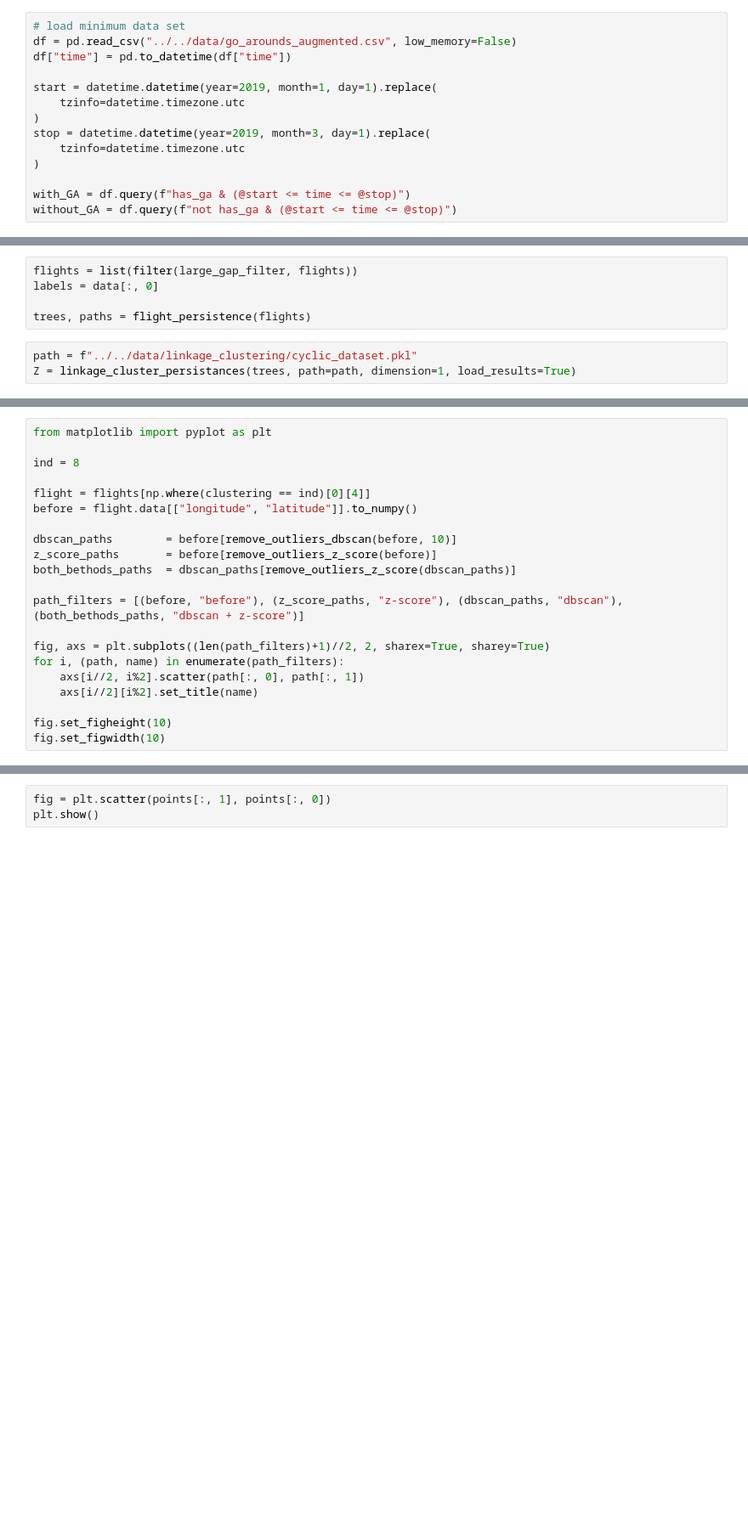
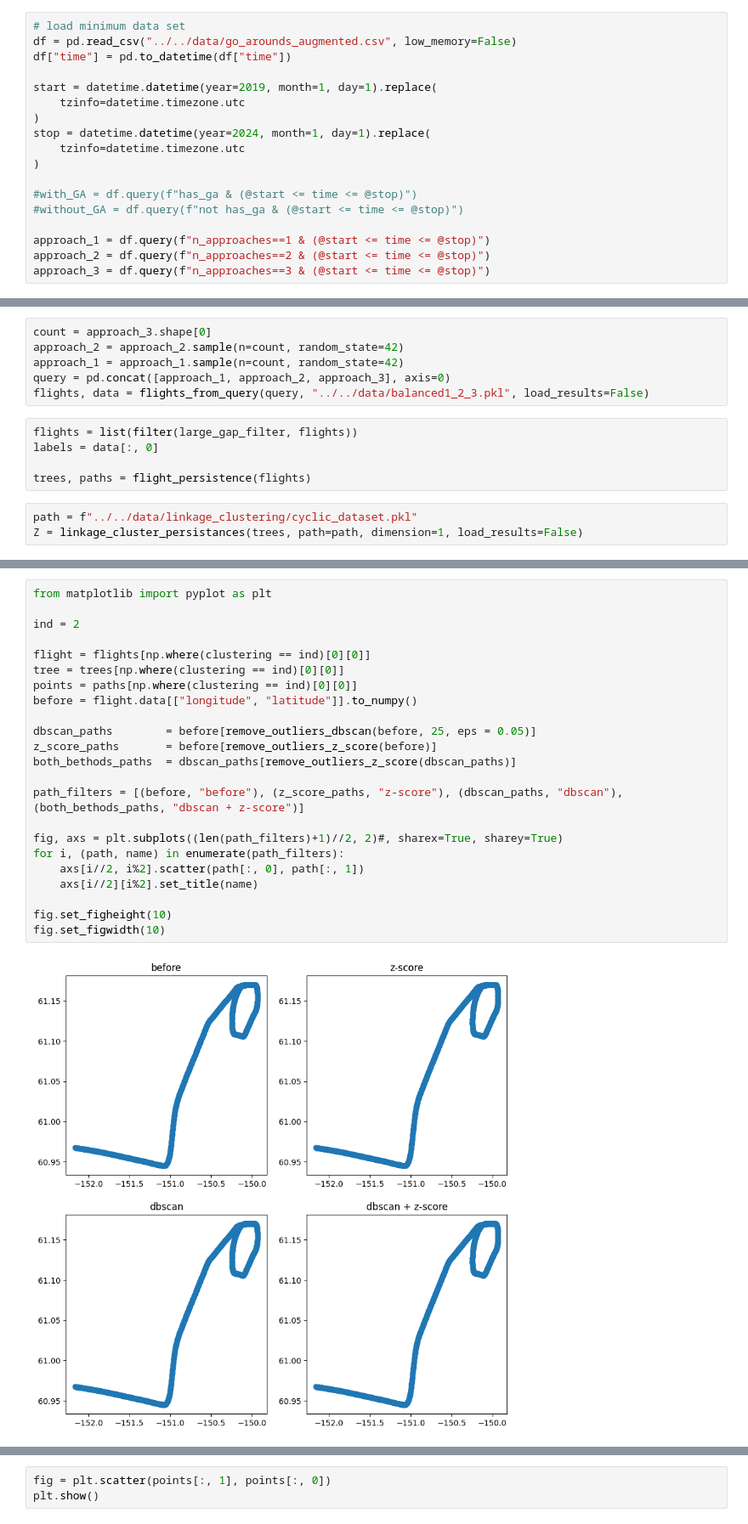
Before and after one commit to tobbensol/masters-thesis, a Jupyter notebook: old_notebooks/cyclic dataset/cyclic_dataset_exploration.ipynb, the cells around one changed output, grey strips where cells are left out. Shown at 85% size. Cells and saved outputs as stored; diff of their text form; blank space fills up the shorter version.

```diff
--- a/old_notebooks/cyclic dataset/cyclic_dataset_exploration.ipynb
+++ b/old_notebooks/cyclic dataset/cyclic_dataset_exploration.ipynb
@@ -22,9 +22,13 @@ df["time"] = pd.to_datetime(df["time"])
 start = datetime.datetime(year=2019, month=1, day=1).replace(
     tzinfo=datetime.timezone.utc
 )
-stop = datetime.datetime(year=2019, month=3, day=1).replace(
+stop = datetime.datetime(year=2024, month=1, day=1).replace(
     tzinfo=datetime.timezone.utc
 )
 
-with_GA = df.query(f"has_ga & (@start <= time <= @stop)")
-without_GA = df.query(f"not has_ga & (@start <= time <= @stop)")
+#with_GA = df.query(f"has_ga & (@start <= time <= @stop)")
+#without_GA = df.query(f"not has_ga & (@start <= time <= @stop)")
+
+approach_1 = df.query(f"n_approaches==1 & (@start <= time <= @stop)")
+approach_2 = df.query(f"n_approaches==2 & (@start <= time <= @stop)")
+approach_3 = df.query(f"n_approaches==3 & (@start <= time <= @stop)")
@@ -38,3 +35,9 @@ flights, data = flights_from_query(query, "../../data/GA_dataset.pkl", load_resu
+# %%
+count = approach_3.shape[0]
+approach_2 = approach_2.sample(n=count, random_state=42)
+approach_1 = approach_1.sample(n=count, random_state=42)
+query = pd.concat([approach_1, approach_2, approach_3], axis=0)
+flights, data = flights_from_query(query, "../../data/balanced1_2_3.pkl", load_results=False)
 # %%
 flights = list(filter(large_gap_filter, flights))
 labels = data[:, 0]
@@ -42,7 +45,7 @@ labels = data[:, 0]
 trees, paths = flight_persistence(flights)
 # %%
 path = f"../../data/linkage_clustering/cyclic_dataset.pkl"
-Z = linkage_cluster_persistances(trees, path=path, dimension=1, load_results=True)
+Z = linkage_cluster_persistances(trees, path=path, dimension=1, load_results=False)
 # %%
 clustering = fcluster(Z, t=10, criterion='maxclust')
 
@@ -51,22 +58,26 @@ for i in range(1, len(np.unique(clustering))+1):
 # %%
 from matplotlib import pyplot as plt
 
-ind = 8
+ind = 2
 
-flight = flights[np.where(clustering == ind)[0][4]]
+flight = flights[np.where(clustering == ind)[0][0]]
+tree = trees[np.where(clustering == ind)[0][0]]
+points = paths[np.where(clustering == ind)[0][0]]
 before = flight.data[["longitude", "latitude"]].to_numpy()
 
-dbscan_paths        = before[remove_outliers_dbscan(before, 10)]
+dbscan_paths        = before[remove_outliers_dbscan(before, 25, eps = 0.05)]
 z_score_paths       = before[remove_outliers_z_score(before)]
 both_bethods_paths  = dbscan_paths[remove_outliers_z_score(dbscan_paths)]
 
 path_filters = [(before, "before"), (z_score_paths, "z-score"), (dbscan_paths, "dbscan"), (both_bethods_paths, "dbscan + z-score")]
 
-fig, axs = plt.subplots((len(path_filters)+1)//2, 2, sharex=True, sharey=True)
+fig, axs = plt.subplots((len(path_filters)+1)//2, 2)#, sharex=True, sharey=True)
 for i, (path, name) in enumerate(path_filters):
     axs[i//2, i%2].scatter(path[:, 0], path[:, 1])
     axs[i//2][i%2].set_title(name)
 
 fig.set_figheight(10)
 fig.set_figwidth(10)
+# %% [output]
+[figure, added]
 # %%
```
Also changed, not shown: parts of 3 cells of this notebook, 4 other files.
